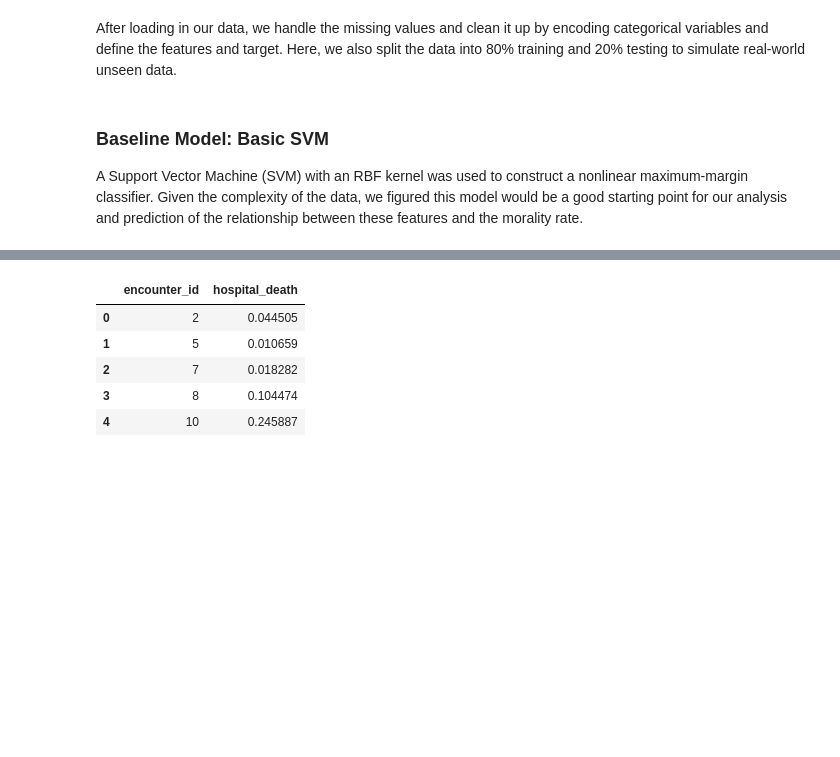
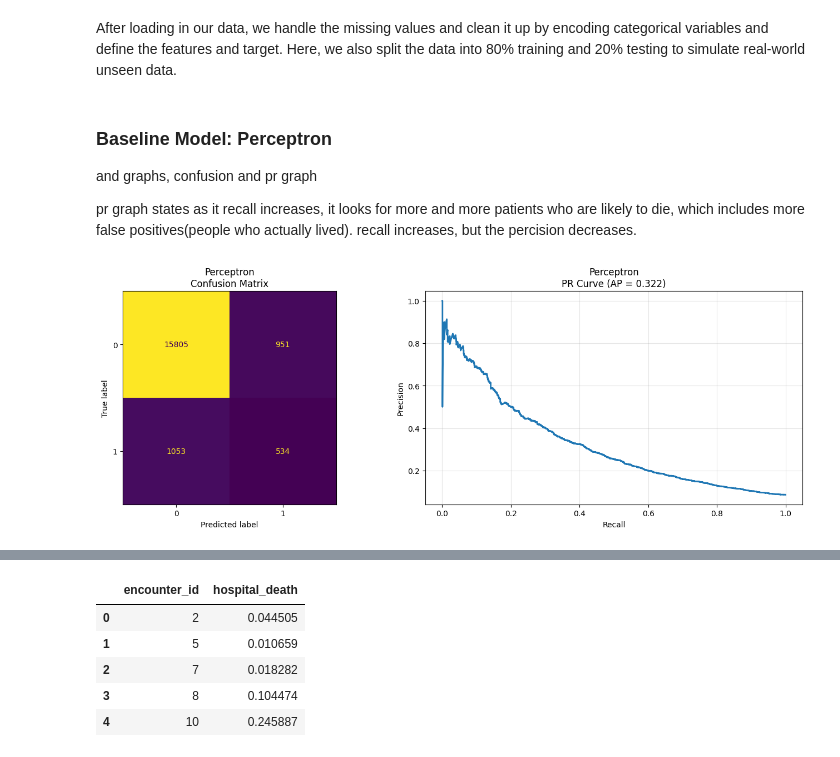
Before and after one commit to ryley05/CS-345-Project, a Jupyter notebook: Project.ipynb, the cells around one changed output, grey strips where cells are left out. Saved outputs shown, nothing was run; the diff lists cells and outputs as text; code cells hidden in the pictures; blank space fills up the shorter version.

Commit message:
Reorganize things, getting graphs done and working to label and add some more information/analysis tables.

```diff
--- a/Project.ipynb
+++ b/Project.ipynb
@@ -47,6 +57,59 @@ X_train, X_test, y_train, y_test = train_test_split(X, y, test_size=0.2, random_
 X_train_sub = X_train.sample(n = 8000, random_state = 42)
 y_train_sub = y_train.loc[X_train_sub.index]
 # %% [markdown]
-### Baseline Model: Basic SVM
+### Baseline Model: Perceptron
+and graphs, confusion and pr graph
 
-A Support Vector Machine (SVM) with an RBF kernel was used to construct a nonlinear maximum-margin classifier. Given the complexity of the data, we figured this model would be a good starting point for our analysis and prediction of the relationship between these features and the morality rate.
+pr graph states as it recall increases, it looks for more and more patients who are likely to die, which includes more false positives(people who actually lived). recall increases, but the percision decreases.
+# %%
+
+
+perceptron_model = Pipeline([
+    ("scaler", StandardScaler()),
+    ("perc", Perceptron(max_iter=2000, tol=1e-3))
+])
+
+perceptron_model.fit(X_train, y_train)
+
+perceptron_preds = perceptron_model.predict(X_test)
+
+perceptron_scores = perceptron_model.decision_function(X_test)
+# %%
+y_pred = perceptron_model.predict(X_test)
+y_scores = perceptron_model.decision_function(X_test)
+
+
+# Create Side-by-Side Figure
+fig, axes = plt.subplots(1, 2, figsize=(14, 5))
+
+
+# LEFT: Confusion Matrix
+cm = confusion_matrix(y_test, y_pred)
+
+disp = ConfusionMatrixDisplay(confusion_matrix=cm)
+
+disp.plot(ax=axes[0], colorbar=False)
+
+axes[0].set_title("Perceptron\nConfusion Matrix")
+
+
+# RIGHT: Precision-Recall Curve
+precision, recall, _ = precision_recall_curve(y_test, y_scores)
+
+ap = average_precision_score(y_test, y_scores)
+
+axes[1].plot(recall, precision, lw=2)
+
+axes[1].set_xlabel("Recall")
+axes[1].set_ylabel("Precision")
+
+axes[1].set_title(f"Perceptron\nPR Curve (AP = {ap:.3f})")
+
+axes[1].grid(alpha=0.3)
+
+
+# Final Layout
+plt.tight_layout()
+plt.show()
+# %% [output]
+[figure, added]
```
Also changed, not shown: parts of 23 cells of this notebook, 1 other file.
